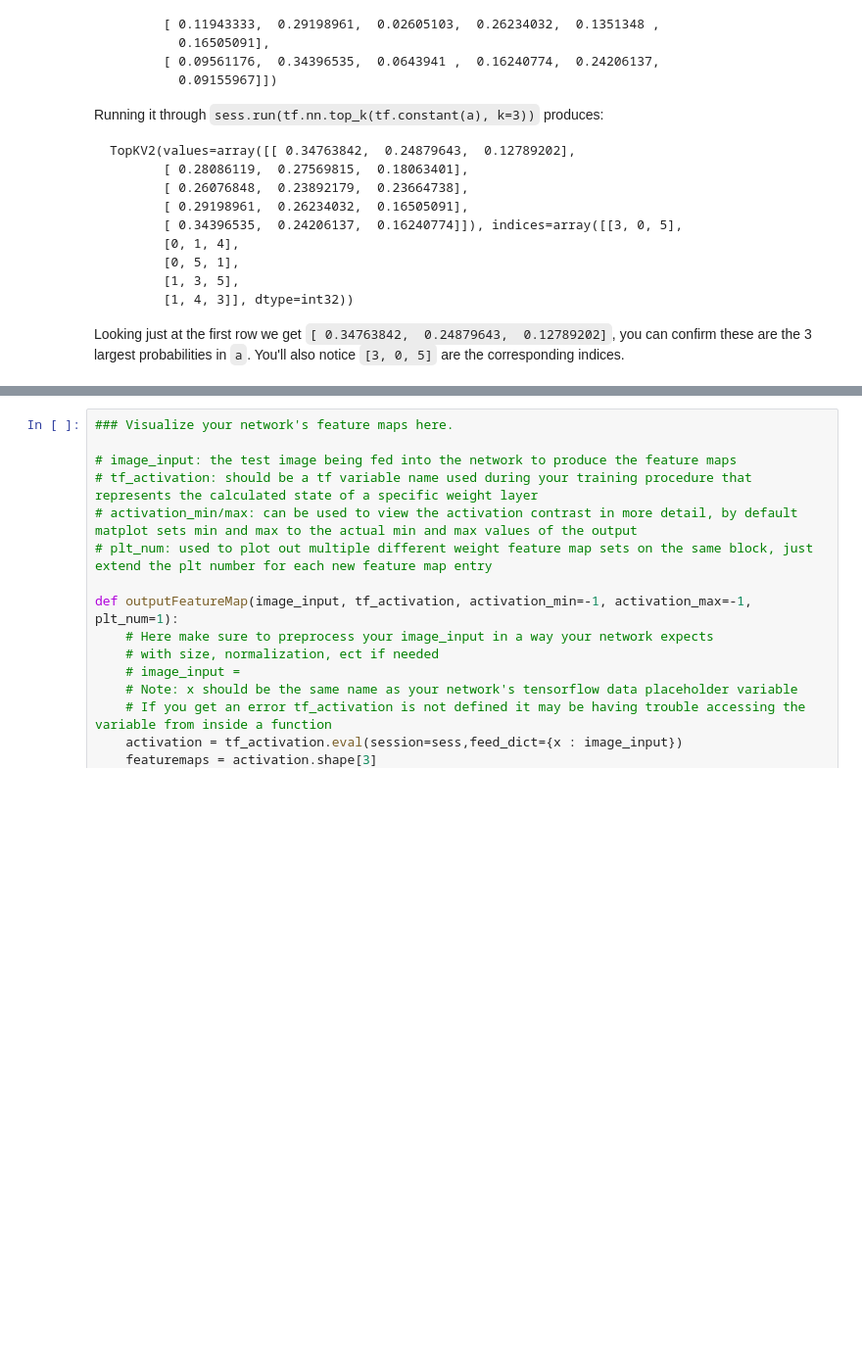
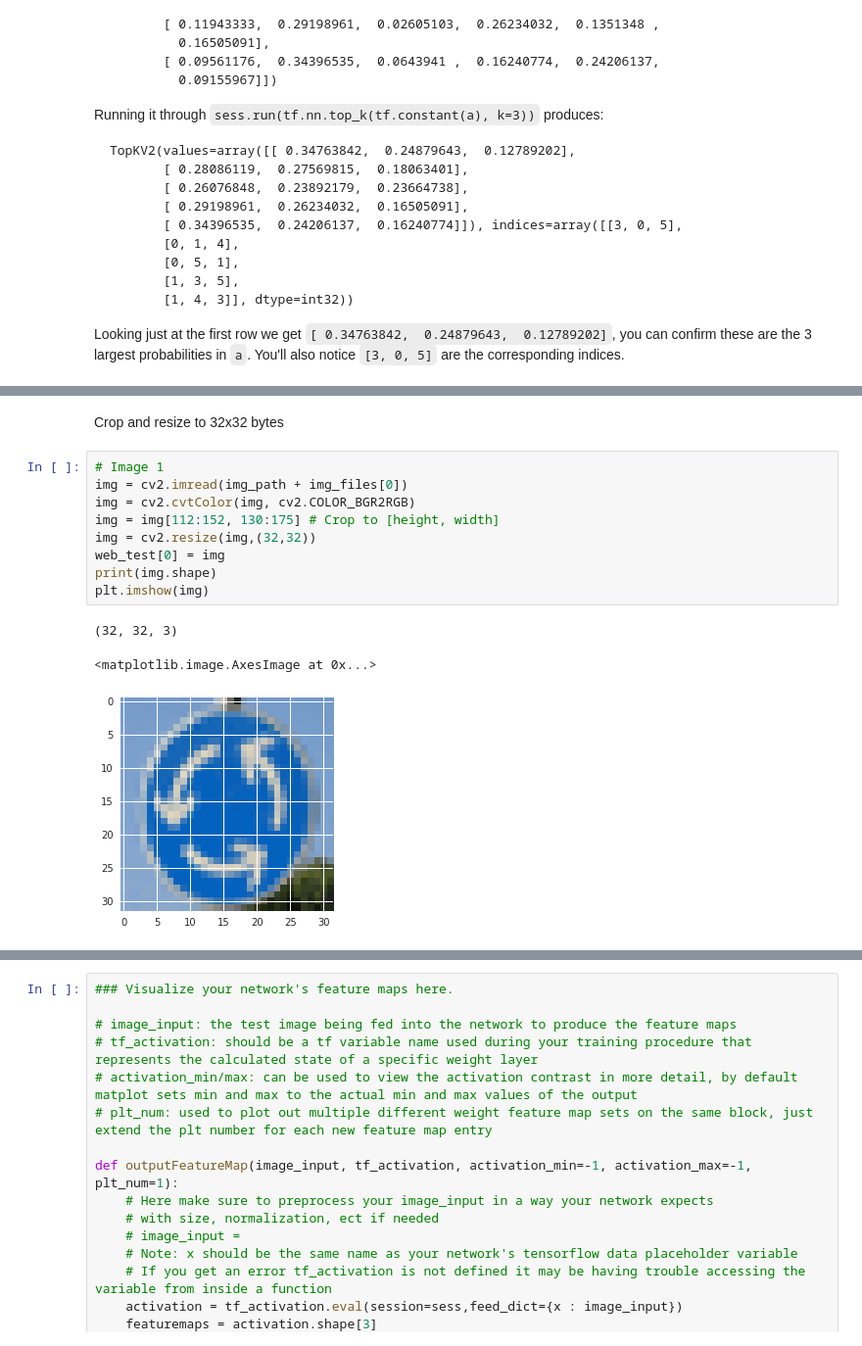
Before and after one commit to yuki678/CarND-Traffic-Sign-Classifier-Project, a Jupyter notebook: Traffic_Sign_Classifier.ipynb, the cells around one changed output, grey strips where cells are left out. Shown at 98% size. Saved outputs shown, nothing was run; the diff lists cells and outputs as text; blank space fills up the shorter version.

```diff
--- a/Traffic_Sign_Classifier.ipynb
+++ b/Traffic_Sign_Classifier.ipynb
@@ -591,0 +659,15 @@ Looking just at the first row we get `[ 0.34763842,  0.24879643,  0.12789202]`,
+# %% [markdown]
+Crop and resize to 32x32 bytes
+# %%
+# Image 1
+img = cv2.imread(img_path + img_files[0])
+img = cv2.cvtColor(img, cv2.COLOR_BGR2RGB)
+img = img[112:152, 130:175] # Crop to [height, width]
+img = cv2.resize(img,(32,32))
+web_test[0] = img
+print(img.shape)
+plt.imshow(img)
+# %% [output]
+(32, 32, 3)
+<matplotlib.image.AxesImage at 0x...>
+[figure, added]
```
Also changed, not shown: parts of 19 cells of this notebook, 12 other files.
